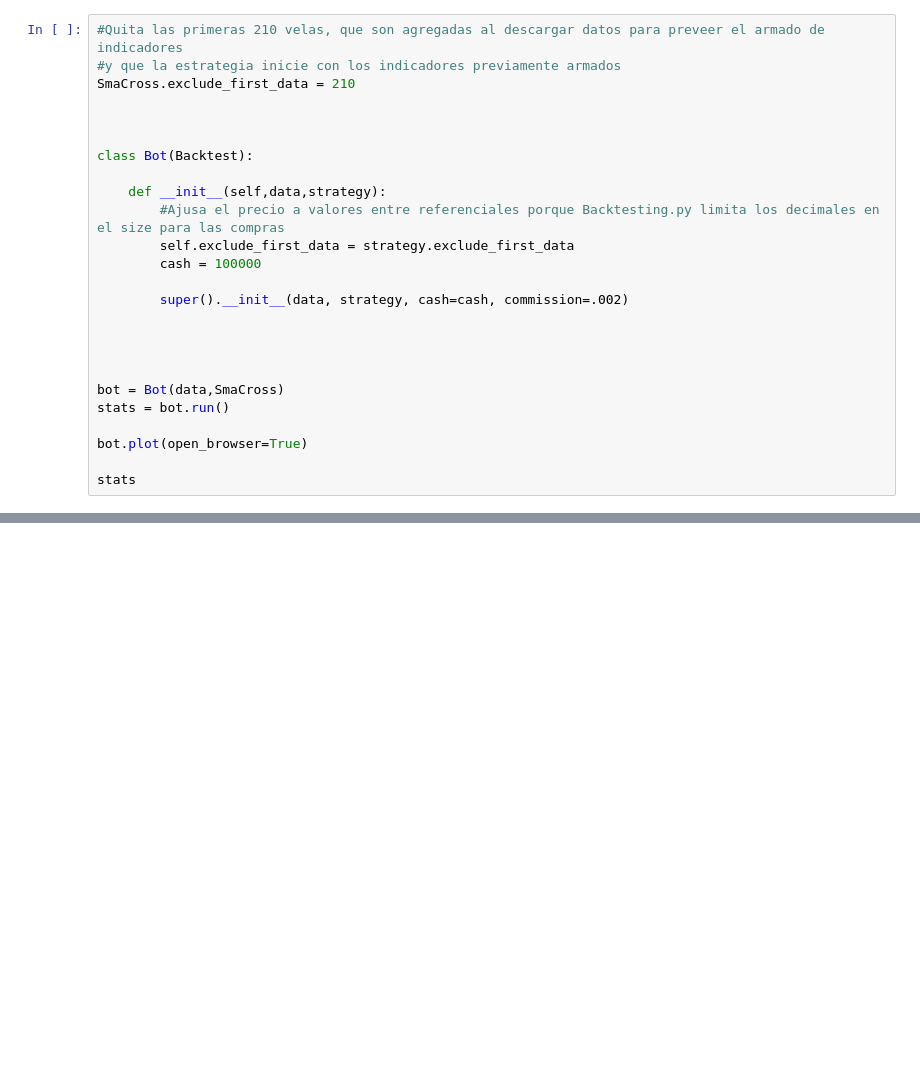
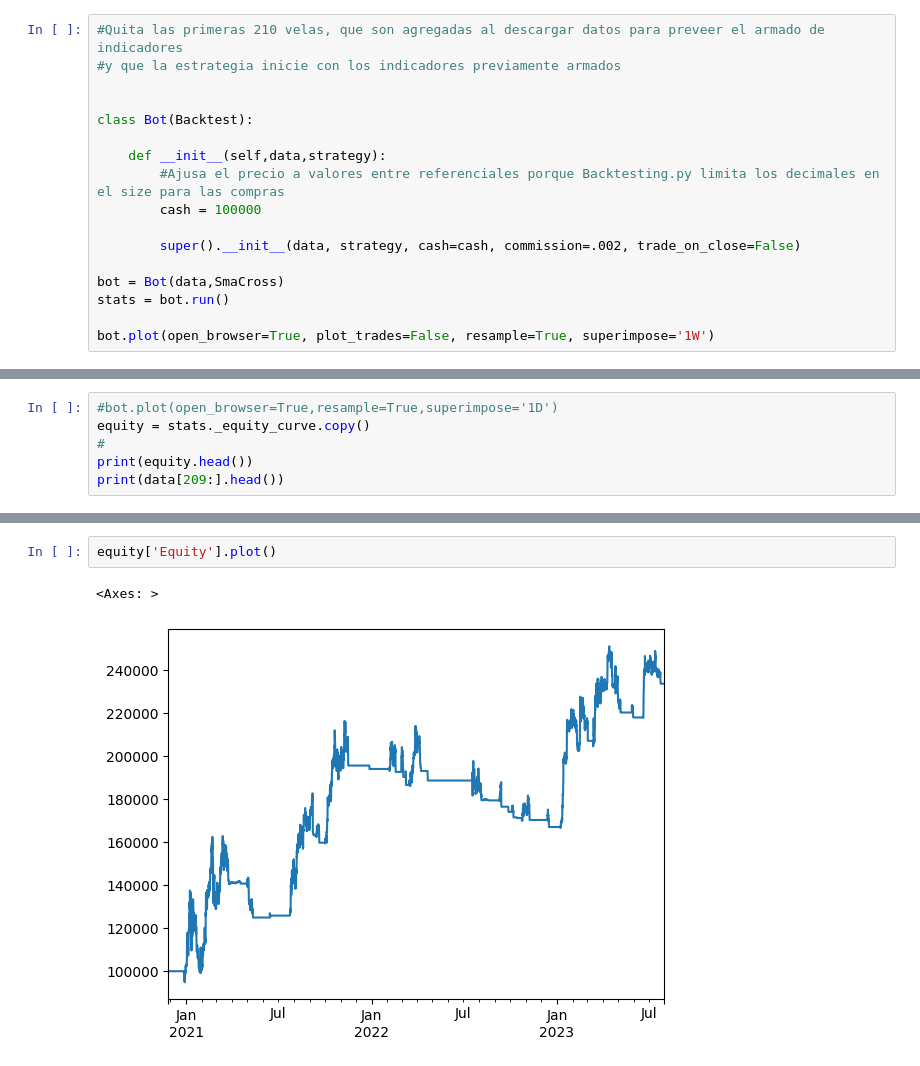
Before and after one commit to lbisaro/ie, a Jupyter notebook: www/backtest/Backtesting_test.ipynb, the cells around one changed output, grey strips where cells are left out. Cells and saved outputs as stored; diff of their text form; blank space fills up the shorter version.

```diff
--- a/www/backtest/Backtesting_test.ipynb
+++ b/www/backtest/Backtesting_test.ipynb
@@ -68,26 +158,18 @@ class SmaCross(Strategy):
 # %%
 #Quita las primeras 210 velas, que son agregadas al descargar datos para preveer el armado de indicadores
 #y que la estrategia inicie con los indicadores previamente armados
-SmaCross.exclude_first_data = 210
-
 
 
 class Bot(Backtest):
 
     def __init__(self,data,strategy):
         #Ajusa el precio a valores entre referenciales porque Backtesting.py limita los decimales en el size para las compras
-        self.exclude_first_data = strategy.exclude_first_data
         cash = 100000
 
-        super().__init__(data, strategy, cash=cash, commission=.002)
-
-
-
+        super().__init__(data, strategy, cash=cash, commission=.002, trade_on_close=False)
 
 bot = Bot(data,SmaCross)
 stats = bot.run()
 
-bot.plot(open_browser=True)
-
-stats
+bot.plot(open_browser=True, plot_trades=False, resample=True, superimpose='1W')
 # %% [output]
@@ -138,0 +191,6 @@ Duracion: 942 days 00:00:00
+# %%
+#bot.plot(open_browser=True,resample=True,superimpose='1D')
+equity = stats._equity_curve.copy()
+#
+print(equity.head())
+print(data[209:].head())
@@ -138,0 +215,5 @@ Duracion: 942 days 00:00:00
+# %%
+equity['Equity'].plot()
+# %% [output]
+<Axes: >
+[figure, added]
```
Also changed, not shown: parts of 11 cells of this notebook, 28 other files.
